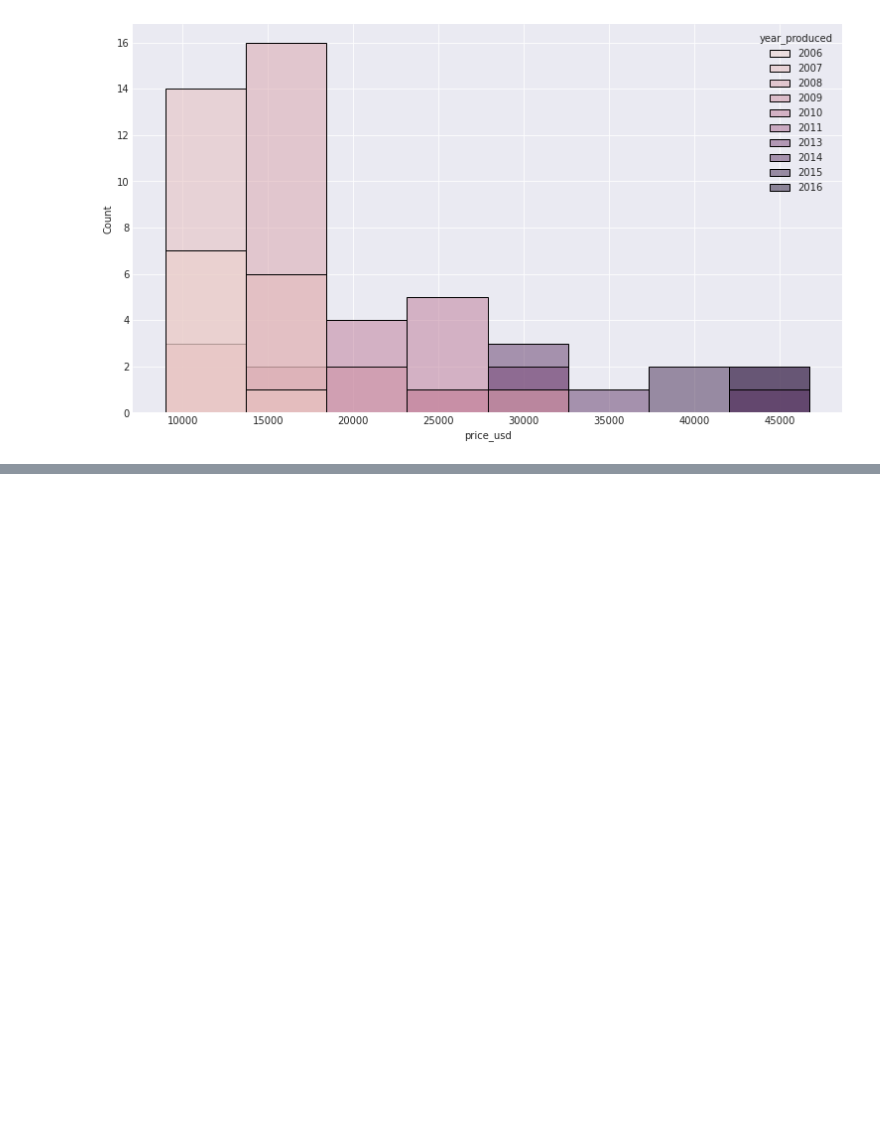
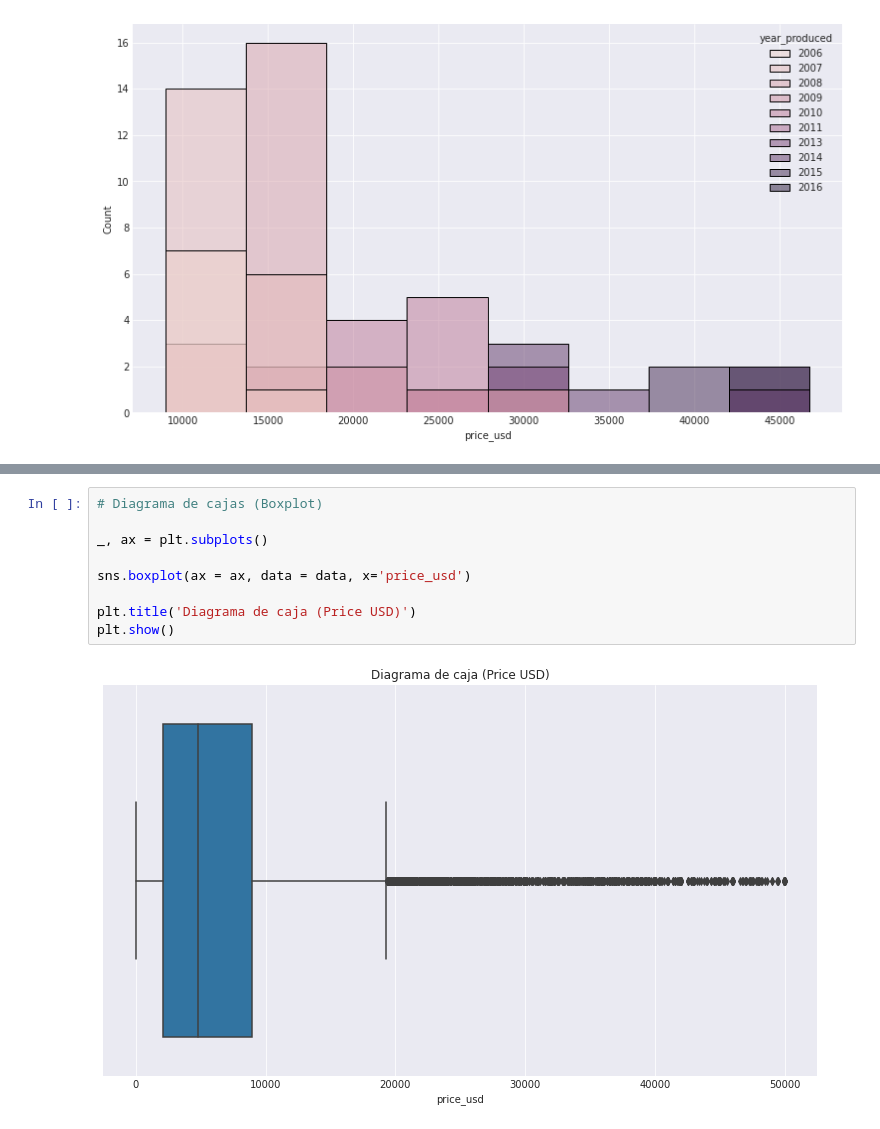
Before and after one commit to luiscib3r/Curso-de-Data-Science, a Jupyter notebook: 01 Estadística descriptiva.ipynb, the cells around one changed output, grey strips where cells are left out. Cells and saved outputs as stored; diff of their text form; blank space fills up the shorter version.

```diff
--- a/01 Estadística descriptiva.ipynb
+++ b/01 Estadística descriptiva.ipynb
@@ -264,0 +343,11 @@ plt.show()
+# %%
+# Diagrama de cajas (Boxplot)
+
+_, ax = plt.subplots()
+
+sns.boxplot(ax = ax, data = data, x='price_usd')
+
+plt.title('Diagrama de caja (Price USD)')
+plt.show()
+# %% [output]
+[figure, added]
```
Also changed, not shown: parts of 8 cells of this notebook.
